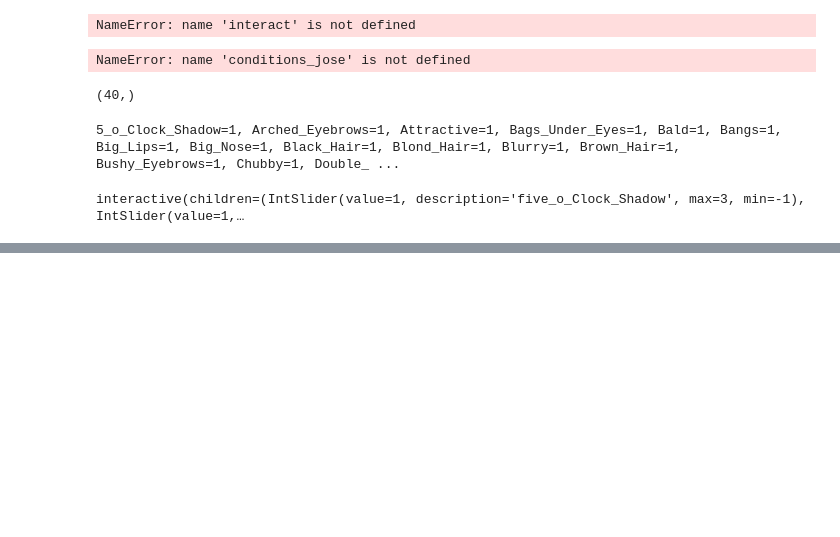
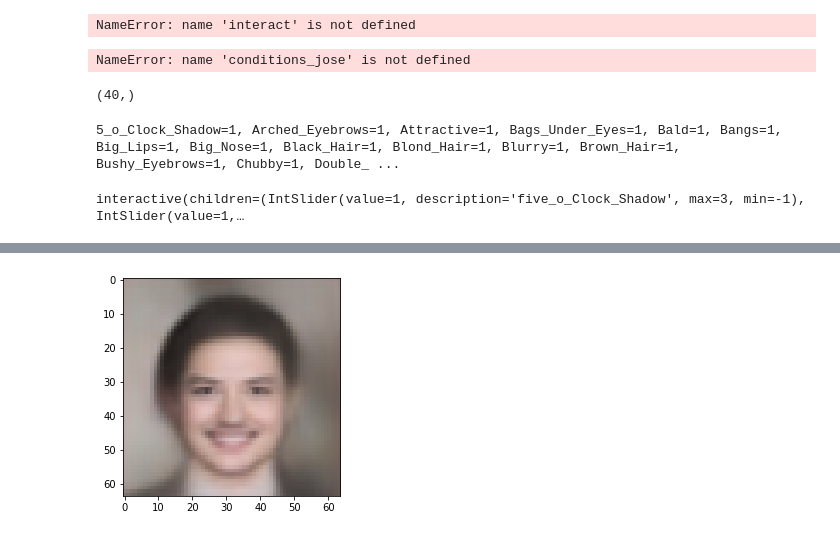
Before and after one commit to joasepul/conditional-vae, a Jupyter notebook: Conditional-Beta-VAE.ipynb, the cells around one changed output, grey strips where cells are left out. Drawn from its saved outputs; the diff is of its cells as text; code cells hidden in the pictures; blank space fills up the shorter version.

```diff
--- a/Conditional-Beta-VAE.ipynb
+++ b/Conditional-Beta-VAE.ipynb
@@ -488,0 +641,8 @@ plt.show()
+# %%
+mu, sigma = 0, 1 #mean and standard deviation
+z = np.random.normal(mu, sigma,64)
+u = inner_decoder.predict(np.array([z]))
+plt.imshow(unnormalize_tanh( decoder.predict([u,np.array([conditions])])[0]))
+plt.show()
+# %% [output]
+[figure, added]
```
Also changed, not shown: parts of 14 cells of this notebook, 6 other files.
